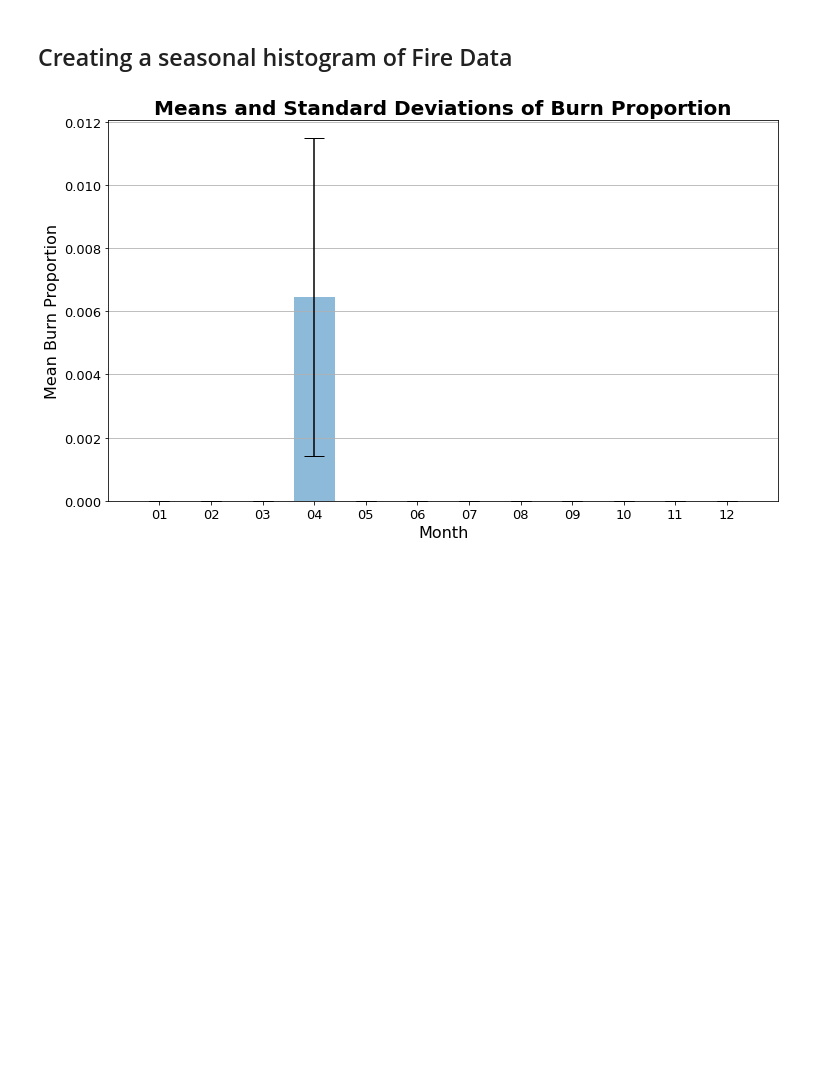
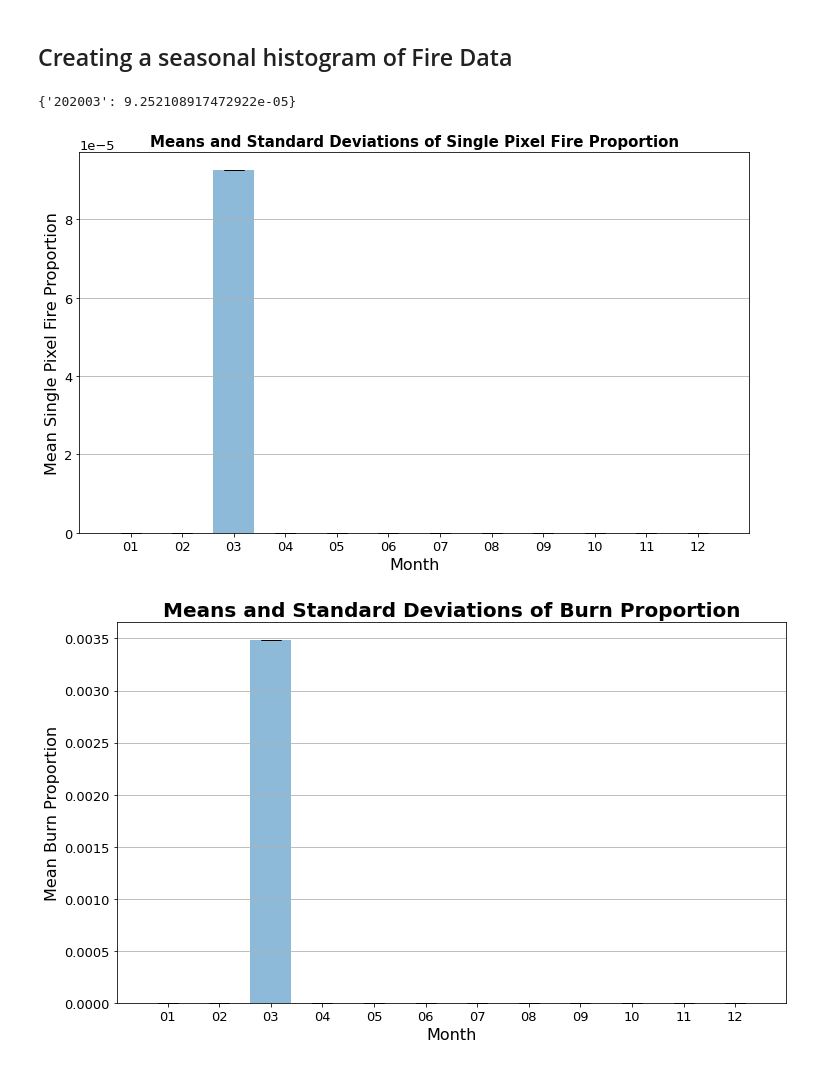
Before and after one commit to ai4er-cdt/WildfireDistribution, a Jupyter notebook: notebooks/exploratory/1.0_hc_modis_preprocessing.ipynb, the cells around one changed output. Cells and saved outputs as stored; diff of their text form; code cells hidden in the pictures; blank space fills up the shorter version.

Commit message:
update with single pixel fire class

```diff
--- a/notebooks/exploratory/1.0_hc_modis_preprocessing.ipynb
+++ b/notebooks/exploratory/1.0_hc_modis_preprocessing.ipynb
@@ -505,7 +632,7 @@ test_obj.plot(date_list, "Shape Files/Project_area.shp")
 ## Creating a seasonal histogram of Fire Data
 # %%
 # Create data stack
-fire_data = PP_ModisJD("Test")
+fire_data = PP_ModisJD("/Users/gracecolverd/Downloads/20200301-ESACCI-L3S_FIRE-BA-MODIS-AREA_3-fv5.1")
 fire_data.populate()
 # %%
 # Crop data stack
@@ -516,4 +646,10 @@ fire_proportions = fire_data.get_non_zero_proportion()
+# %%
+single_fire_proportions
+# %% [output]
+{'202003': 9.252108917472922e-05}
 # %%
+fire_data.plot_hist_single_pixel_fire_proportion()
 fire_data.plot_hist_non_zero_proportion()
 # %% [output]
-[figure, old version]
+[figure, new version]
+[figure, added]
```
Also changed, not shown: parts of 5 cells of this notebook.
